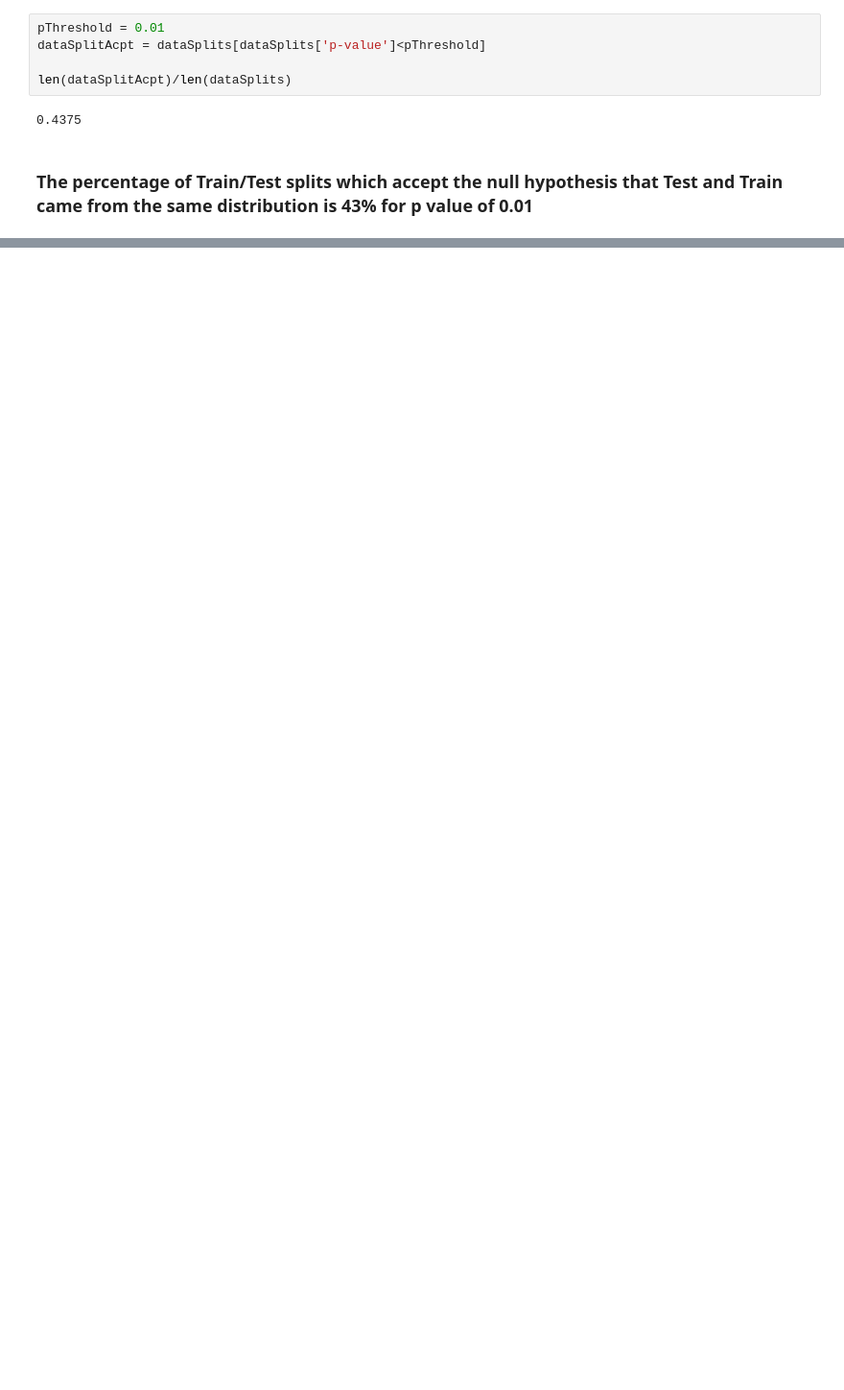
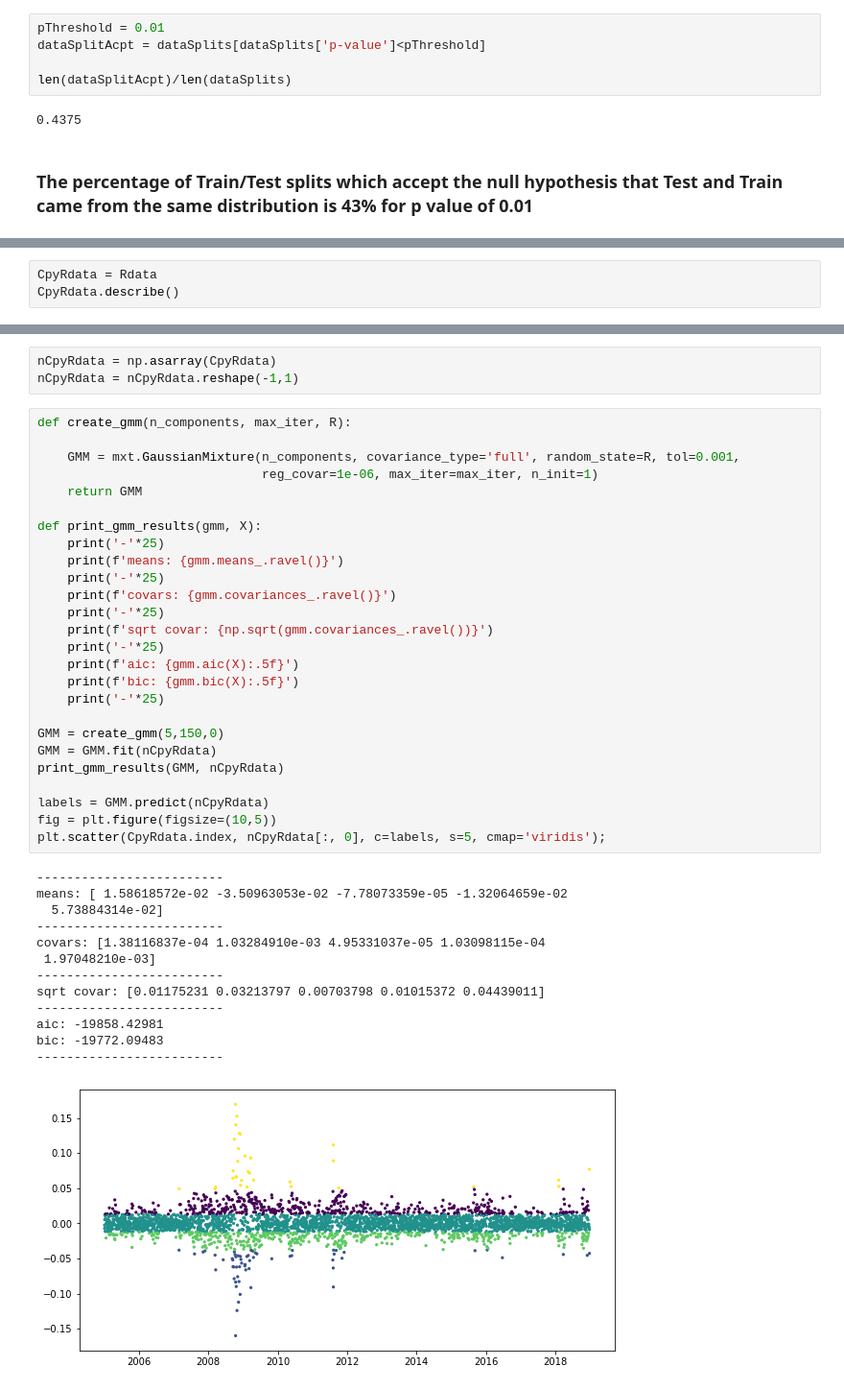
Before and after one commit to shardul0913/Fin-StatisticalArbitrage, a Jupyter notebook: Stationary Arbitrage.ipynb, the cells around one changed output, grey strips where cells are left out. Shown at 96% size. Saved outputs shown, nothing was run; the diff lists cells and outputs as text; blank space fills up the shorter version.

```diff
--- a/Stationary Arbitrage.ipynb
+++ b/Stationary Arbitrage.ipynb
@@ -268,0 +263,3 @@ for i,row in dataSplitAcpt.iterrows():
+# %%
+CpyRdata = Rdata
+CpyRdata.describe()
@@ -268,0 +276,43 @@ for i,row in dataSplitAcpt.iterrows():
+# %%
+nCpyRdata = np.asarray(CpyRdata)
+nCpyRdata = nCpyRdata.reshape(-1,1)
+# %%
+def create_gmm(n_components, max_iter, R):
+
+    GMM = mxt.GaussianMixture(n_components, covariance_type='full', random_state=R, tol=0.001,
+                              reg_covar=1e-06, max_iter=max_iter, n_init=1)
+    return GMM
+
+def print_gmm_results(gmm, X):
+    print('-'*25)
+    print(f'means: {gmm.means_.ravel()}')
+    print('-'*25)
+    print(f'covars: {gmm.covariances_.ravel()}')
+    print('-'*25)
+    print(f'sqrt covar: {np.sqrt(gmm.covariances_.ravel())}')
+    print('-'*25)
+    print(f'aic: {gmm.aic(X):.5f}')
+    print(f'bic: {gmm.bic(X):.5f}')
+    print('-'*25)
+
+GMM = create_gmm(5,150,0)
+GMM = GMM.fit(nCpyRdata)
+print_gmm_results(GMM, nCpyRdata)
+
+labels = GMM.predict(nCpyRdata)
+fig = plt.figure(figsize=(10,5))
+plt.scatter(CpyRdata.index, nCpyRdata[:, 0], c=labels, s=5, cmap='viridis');
+# %% [output]
+-------------------------
+means: [ 1.58618572e-02 -3.50963053e-02 -7.78073359e-05 -1.32064659e-02
+  5.73884314e-02]
+-------------------------
+covars: [1.38116837e-04 1.03284910e-03 4.95331037e-05 1.03098115e-04
+ 1.97048210e-03]
+-------------------------
+sqrt covar: [0.01175231 0.03213797 0.00703798 0.01015372 0.04439011]
+-------------------------
+aic: -19858.42981
+bic: -19772.09483
+-------------------------
+[figure, added]
```
Also changed, not shown: parts of 18 cells of this notebook.
